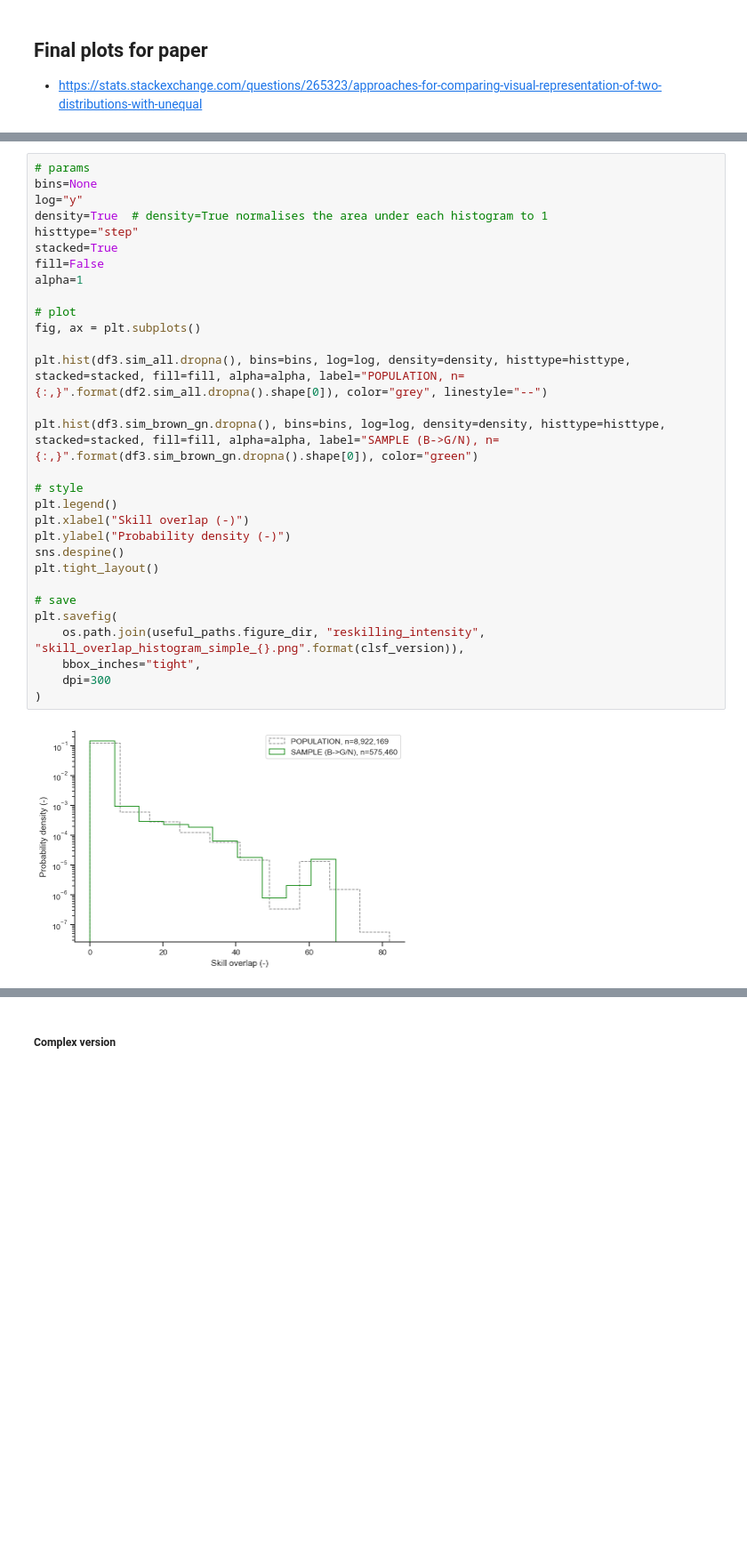
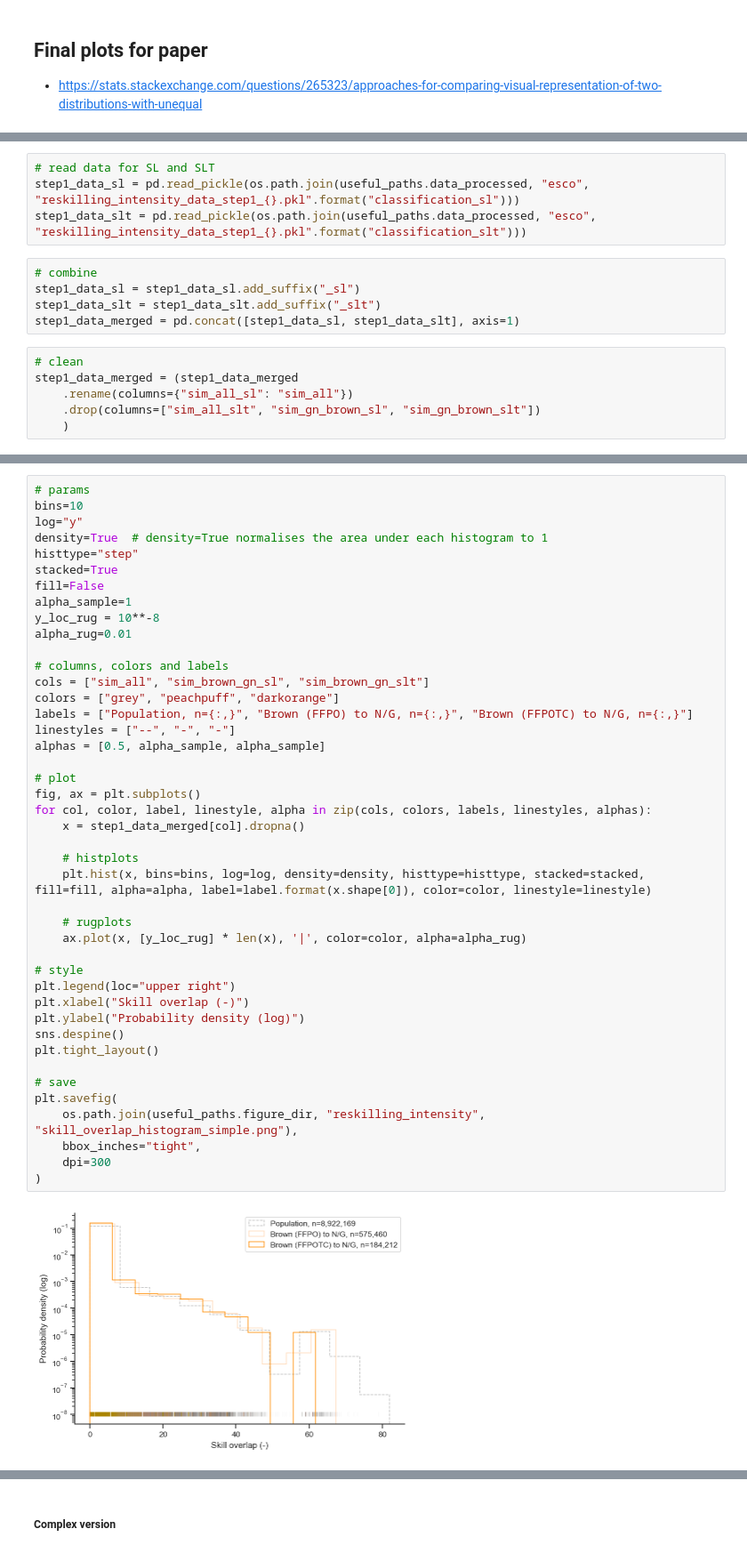
Before and after one commit to derpyninja/re4gt, a Jupyter notebook: notebooks/new/12-fz-reskilling-intensity-analysis.ipynb, the cells around one changed output, grey strips where cells are left out. Shown: that part at 89% size. Drawn from its saved outputs; the diff is of its cells as text; blank space fills up the shorter version.

Commit message:
worked on updating reskilling intensity analysis

```diff
--- a/notebooks/new/12-fz-reskilling-intensity-analysis.ipynb
+++ b/notebooks/new/12-fz-reskilling-intensity-analysis.ipynb
@@ -541,0 +550,15 @@ scipy.stats.probplot(df2.sim_all.dropna().values, dist="norm", plot=plt)
+# %%
+# read data for SL and SLT
+step1_data_sl = pd.read_pickle(os.path.join(useful_paths.data_processed, "esco", "reskilling_intensity_data_step1_{}.pkl".format("classification_sl")))
+step1_data_slt = pd.read_pickle(os.path.join(useful_paths.data_processed, "esco", "reskilling_intensity_data_step1_{}.pkl".format("classification_slt")))
+# %%
+# combine
+step1_data_sl = step1_data_sl.add_suffix("_sl")
+step1_data_slt = step1_data_slt.add_suffix("_slt")
+step1_data_merged = pd.concat([step1_data_sl, step1_data_slt], axis=1)
+# %%
+# clean
+step1_data_merged = (step1_data_merged
+    .rename(columns={"sim_all_sl": "sim_all"})
+    .drop(columns=["sim_all_slt", "sim_gn_brown_sl", "sim_gn_brown_slt"])
+    )
@@ -542,32 +572,45 @@ scipy.stats.probplot(df2.sim_all.dropna().values, dist="norm", plot=plt)
 # %%
 # params
-bins=None
+bins=10
 log="y"
 density=True  # density=True normalises the area under each histogram to 1
 histtype="step"
 stacked=True
 fill=False
-alpha=1
+alpha_sample=1
+y_loc_rug = 10**-8
+alpha_rug=0.01
+
+# columns, colors and labels
+cols = ["sim_all", "sim_brown_gn_sl", "sim_brown_gn_slt"]
+colors = ["grey", "peachpuff", "darkorange"]
+labels = ["Population, n={:,}", "Brown (FFPO) to N/G, n={:,}", "Brown (FFPOTC) to N/G, n={:,}"]
+linestyles = ["--", "-", "-"]
+alphas = [0.5, alpha_sample, alpha_sample]
 
 # plot
 fig, ax = plt.subplots()
+for col, color, label, linestyle, alpha in zip(cols, colors, labels, linestyles, alphas):
+    x = step1_data_merged[col].dropna()
 
-plt.hist(df3.sim_all.dropna(), bins=bins, log=log, density=density, histtype=histtype, stacked=stacked, fill=fill, alpha=alpha, label="POPULATION, n={:,}".format(df2.sim_all.dropna().shape[0]), color="grey", linestyle="--")
+    # histplots
+    plt.hist(x, bins=bins, log=log, density=density, histtype=histtype, stacked=stacked, fill=fill, alpha=alpha, label=label.format(x.shape[0]), color=color, linestyle=linestyle)
 
-plt.hist(df3.sim_brown_gn.dropna(), bins=bins, log=log, density=density, histtype=histtype, stacked=stacked, fill=fill, alpha=alpha, label="SAMPLE (B->G/N), n={:,}".format(df3.sim_brown_gn.dropna().shape[0]), color="green")
+    # rugplots
+    ax.plot(x, [y_loc_rug] * len(x), '|', color=color, alpha=alpha_rug)
 
 # style
-plt.legend()
+plt.legend(loc="upper right")
 plt.xlabel("Skill overlap (-)")
-plt.ylabel("Probability density (-)")
+plt.ylabel("Probability density (log)")
 sns.despine()
 plt.tight_layout()
 
 # save
 plt.savefig(
-    os.path.join(useful_paths.figure_dir, "reskilling_intensity", "skill_overlap_histogram_simple_{}.png".format(clsf_version)),
+    os.path.join(useful_paths.figure_dir, "reskilling_intensity", "skill_overlap_histogram_simple.png"),
     bbox_inches="tight",
     dpi=300
 )
 # %% [output]
-[figure, old version]
+[figure, new version]
```
Also changed, not shown: parts of 25 cells of this notebook.
